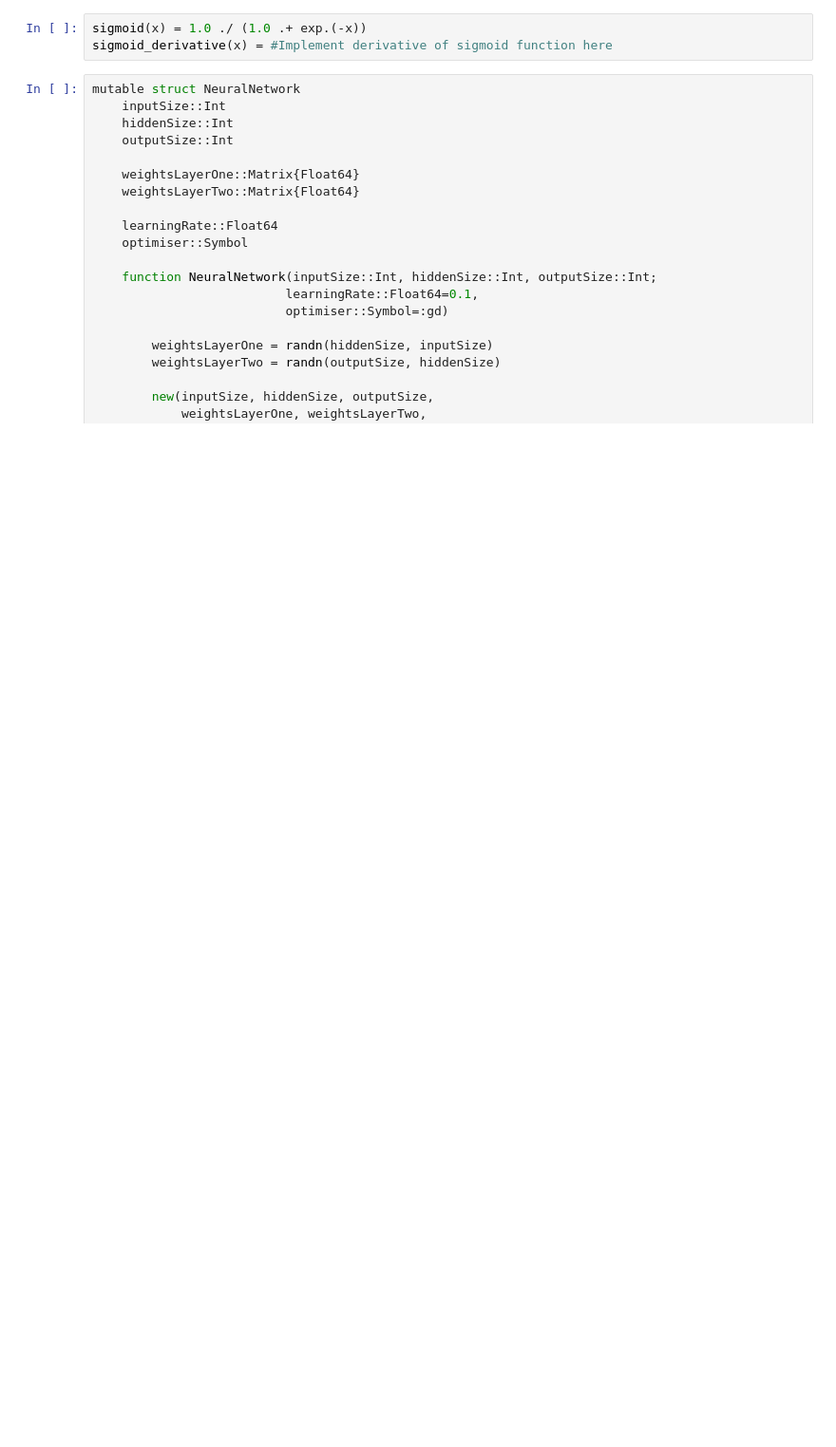
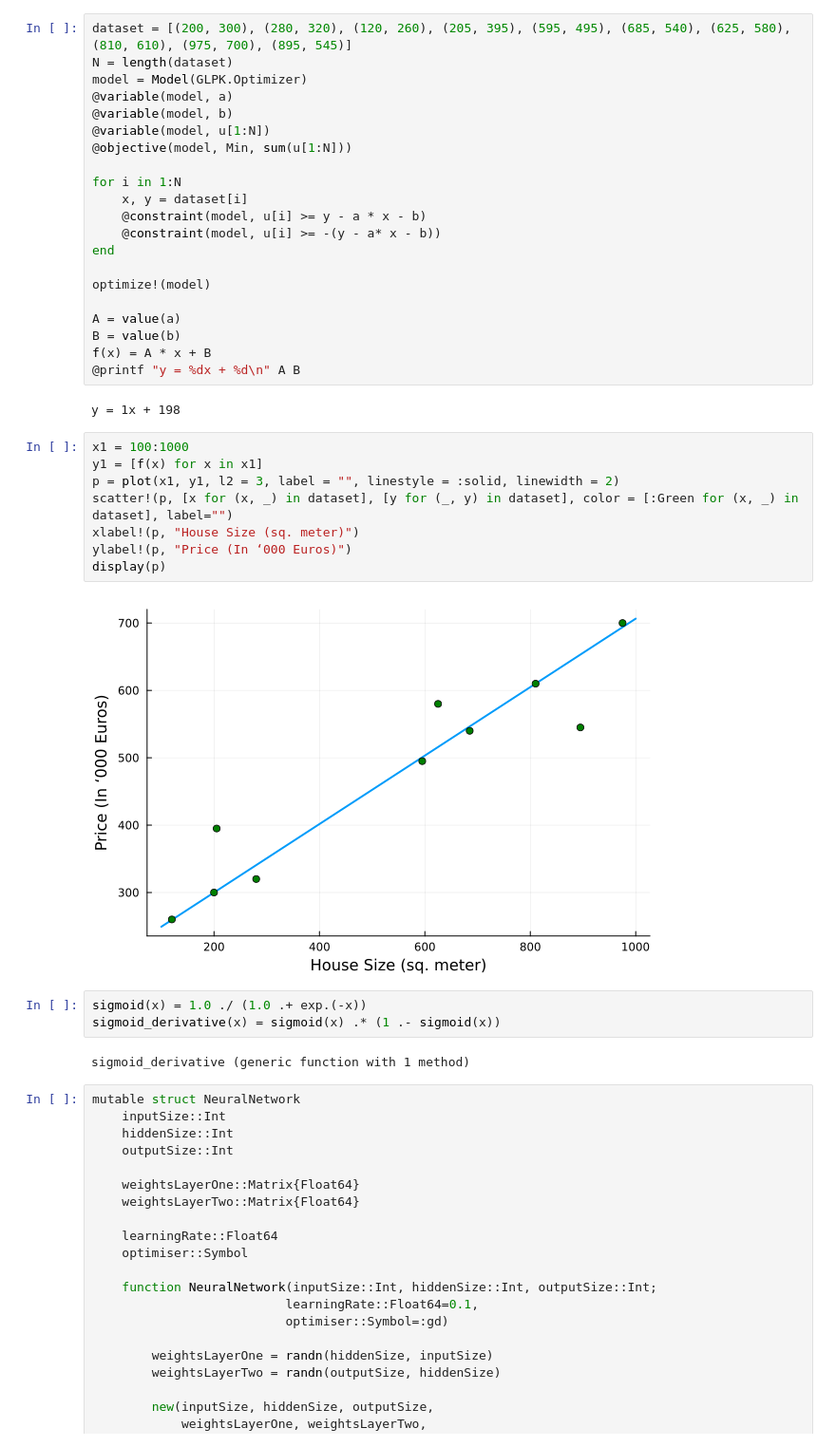
Before and after one commit to nguyenluan3017/HPC, a Jupyter notebook: Opt/Julia_NN_base_code.ipynb, the cells around one changed output. Shown at 95% size. Drawn from its saved outputs; the diff is of its cells as text; blank space fills up the shorter version.

```diff
--- a/Opt/Julia_NN_base_code.ipynb
+++ b/Opt/Julia_NN_base_code.ipynb
@@ -6,6 +21,41 @@ SYSTEM: caught exception of type :MethodError while trying to print a failed Tas
+# %%
+dataset = [(200, 300), (280, 320), (120, 260), (205, 395), (595, 495), (685, 540), (625, 580), (810, 610), (975, 700), (895, 545)]
+N = length(dataset)
+model = Model(GLPK.Optimizer)
+@variable(model, a)
+@variable(model, b)
+@variable(model, u[1:N])
+@objective(model, Min, sum(u[1:N]))
+
+for i in 1:N
+    x, y = dataset[i]
+    @constraint(model, u[i] >= y - a * x - b)
+    @constraint(model, u[i] >= -(y - a* x - b))
+end
+
+optimize!(model)
+
+A = value(a)
+B = value(b)
+f(x) = A * x + B
+@printf "y = %dx + %d\n" A B
+# %% [output]
+y = 1x + 198
+# %%
+x1 = 100:1000
+y1 = [f(x) for x in x1]
+p = plot(x1, y1, l2 = 3, label = "", linestyle = :solid, linewidth = 2)
+scatter!(p, [x for (x, _) in dataset], [y for (_, y) in dataset], color = [:Green for (x, _) in dataset], label="")
+xlabel!(p, "House Size (sq. meter)")
+ylabel!(p, "Price (In ‘000 Euros)")
+display(p)
+# %% [output]
+[figure, added]
 # %%
 sigmoid(x) = 1.0 ./ (1.0 .+ exp.(-x))
-sigmoid_derivative(x) = #Implement derivative of sigmoid function here
+sigmoid_derivative(x) = sigmoid(x) .* (1 .- sigmoid(x))
+# %% [output]
+sigmoid_derivative (generic function with 1 method)
 # %%
 mutable struct NeuralNetwork
     inputSize::Int
```
Also changed, not shown: parts of 5 cells of this notebook, 1 other file.
